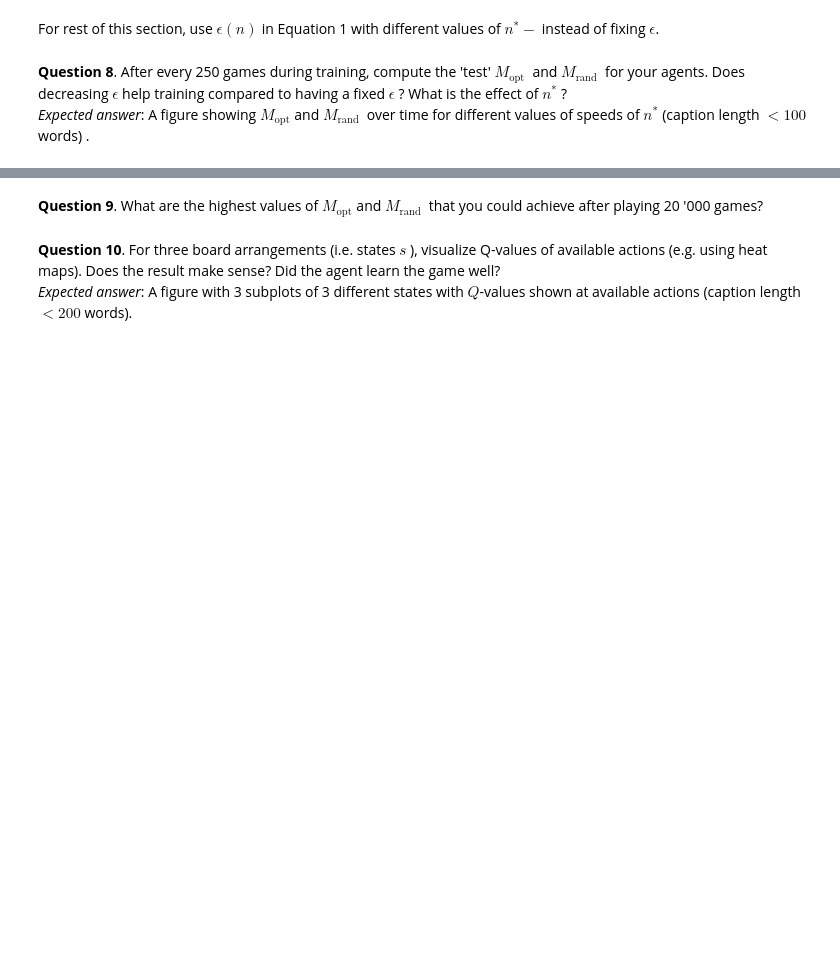
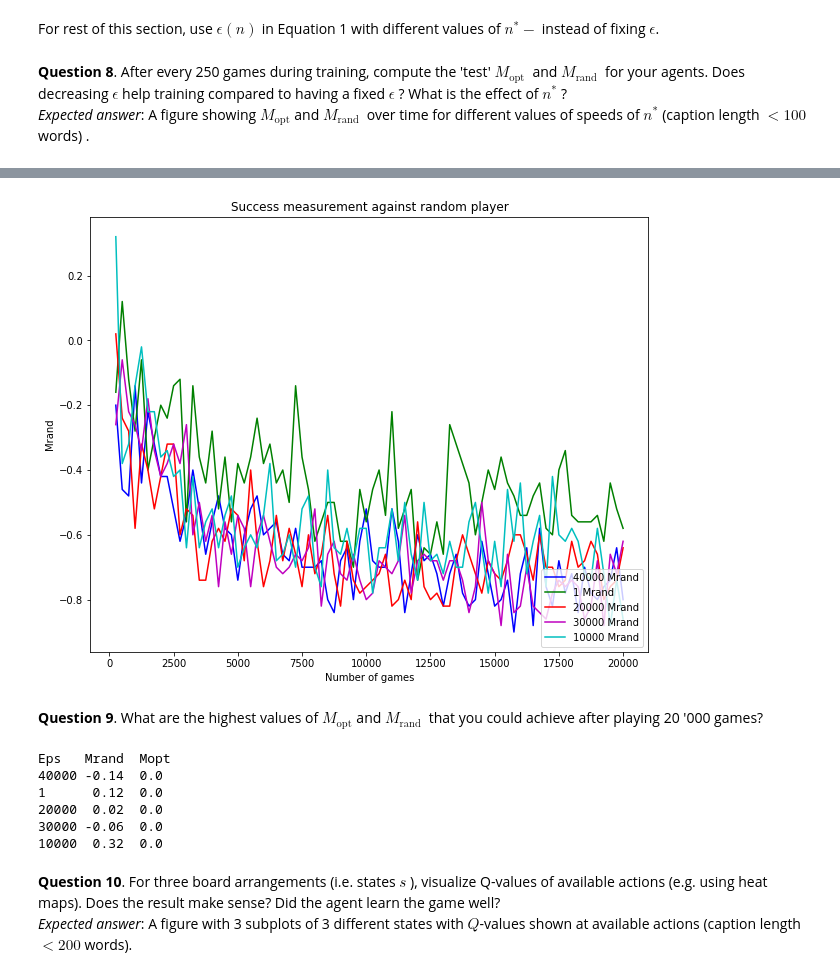
Before and after one commit to nov3o/tik-tok-toe, a Jupyter notebook: project.ipynb, the cells around one changed output, grey strips where cells are left out. Saved outputs shown, nothing was run; the diff lists cells and outputs as text; code cells hidden in the pictures; blank space fills up the shorter version.

```diff
--- a/project.ipynb
+++ b/project.ipynb
@@ -451,5 +580,29 @@ For rest of this section, use $\epsilon(n)$ in Equation 1 with different values
+# %%
+x_train = (np.arange(len(results[1]['train']))+1)*250
+colors = 'bgrmc'
+for i, n in enumerate(results):
+    plt.plot(x_train, results[n]['mrand'], colors[i]+'-', label=f"{n} Mrand")
+
+plt.legend(loc="lower right")
+plt.title('Success measurement against random player')
+plt.xlabel("Number of games")
+plt.ylabel("Mrand")
+plt.show()
+# %% [output]
+[figure, added]
 # %% [markdown]
 **Question 9**. What are the highest values of $M_{\mathrm{opt}}$ and $M_{\text {rand }}$ that you could achieve after playing 20 '000 games?
+# %%
+print("Eps   Mrand  Mopt")
+for eps in results:
+    print(f"{str(eps).ljust(5)} {str(max(results[eps]['mrand'])).rjust(5)}  {max(results[eps]['mopt'])}")
+# %% [output]
+Eps   Mrand  Mopt
+40000 -0.14  0.0
+1      0.12  0.0
+20000  0.02  0.0
+30000 -0.06  0.0
+10000  0.32  0.0
 # %% [markdown]
 **Question 10**. For three board arrangements (i.e. states $s$ ), visualize Q-values of available actions (e.g. using heat maps). Does the result make sense? Did the agent learn the game well?\
 *Expected answer*: A figure with 3 subplots of 3 different states with $Q$-values shown at available actions (caption length $<200$ words).
```
Also changed, not shown: parts of 24 cells of this notebook.
